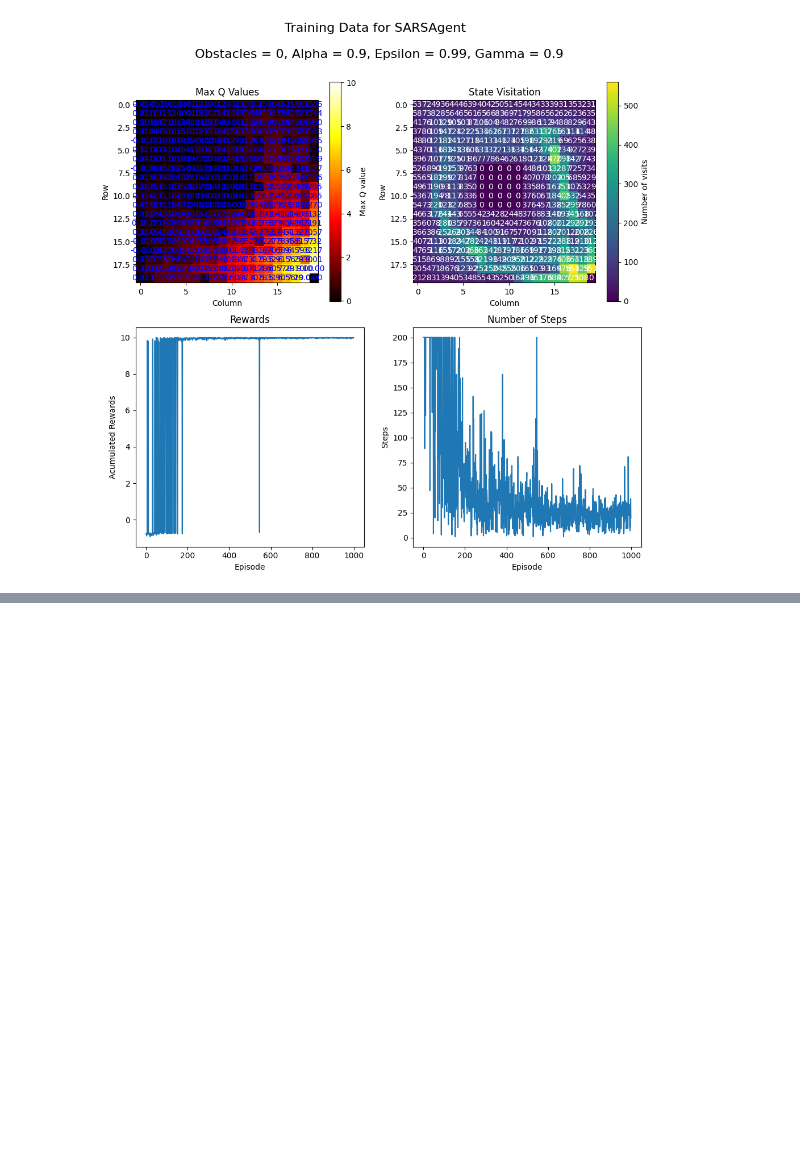
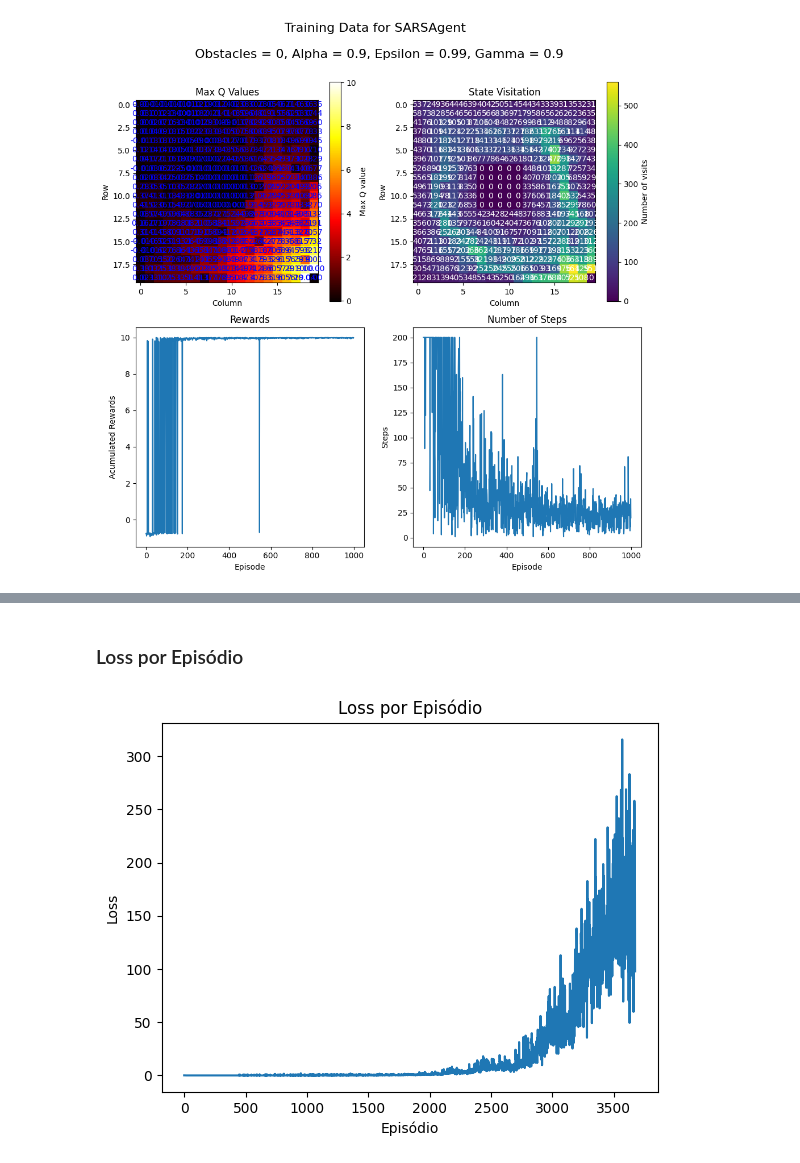
Before and after one commit to kozta/maze_game, a Jupyter notebook: beta.ipynb, the cells around one changed output, grey strips where cells are left out. Saved outputs shown, nothing was run; the diff lists cells and outputs as text; code cells hidden in the pictures; blank space fills up the shorter version.

```diff
--- a/beta.ipynb
+++ b/beta.ipynb
@@ -2758,0 +2676,10 @@ KeyboardInterrupt:
+# %% [markdown]
+### Loss por Episódio
+# %%
+plt.plot(agent.loss_history)
+plt.title('Loss por Episódio')
+plt.xlabel('Episódio')
+plt.ylabel('Loss')
+plt.show()
+# %% [output]
+[figure, added]
```
Also changed, not shown: parts of 18 cells of this notebook.
